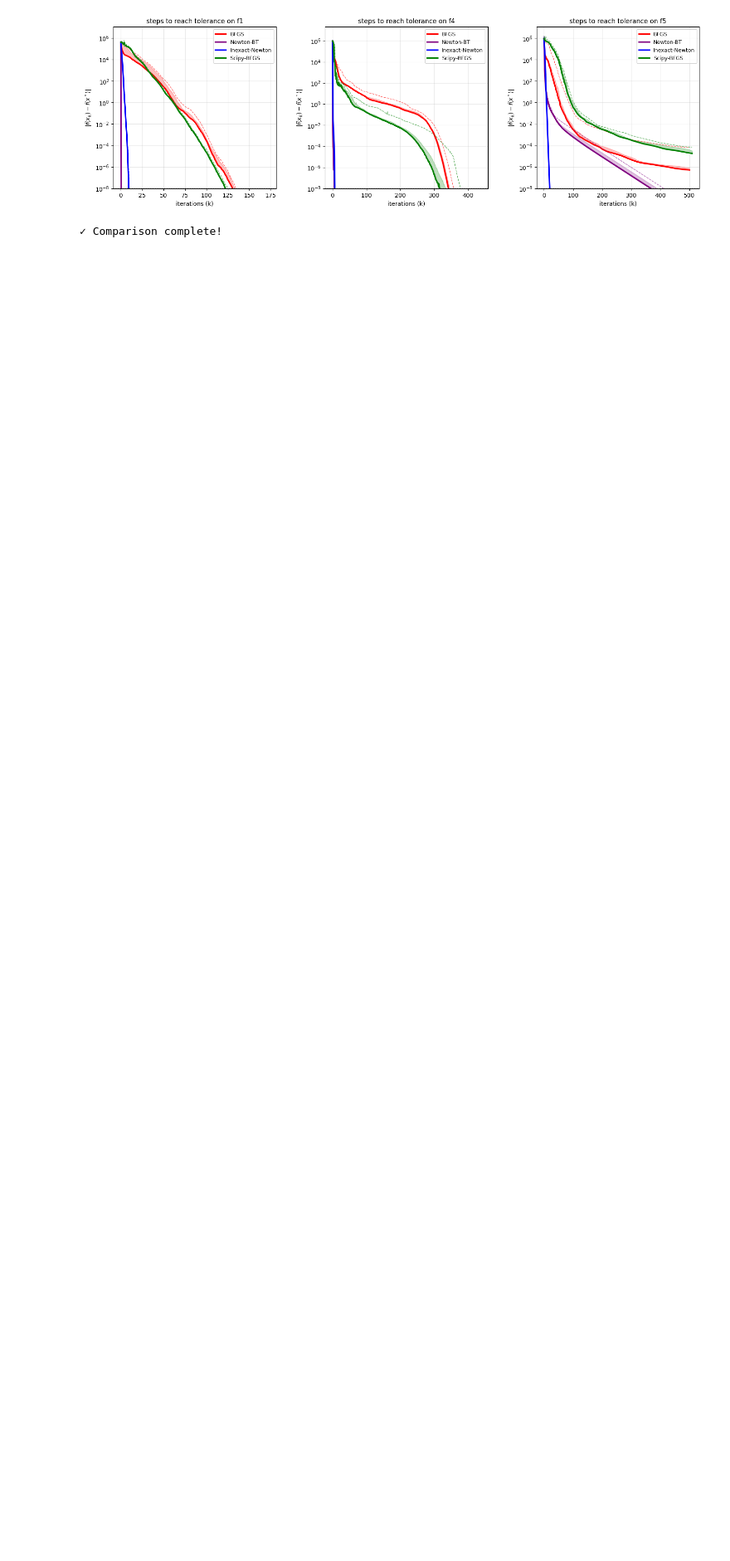
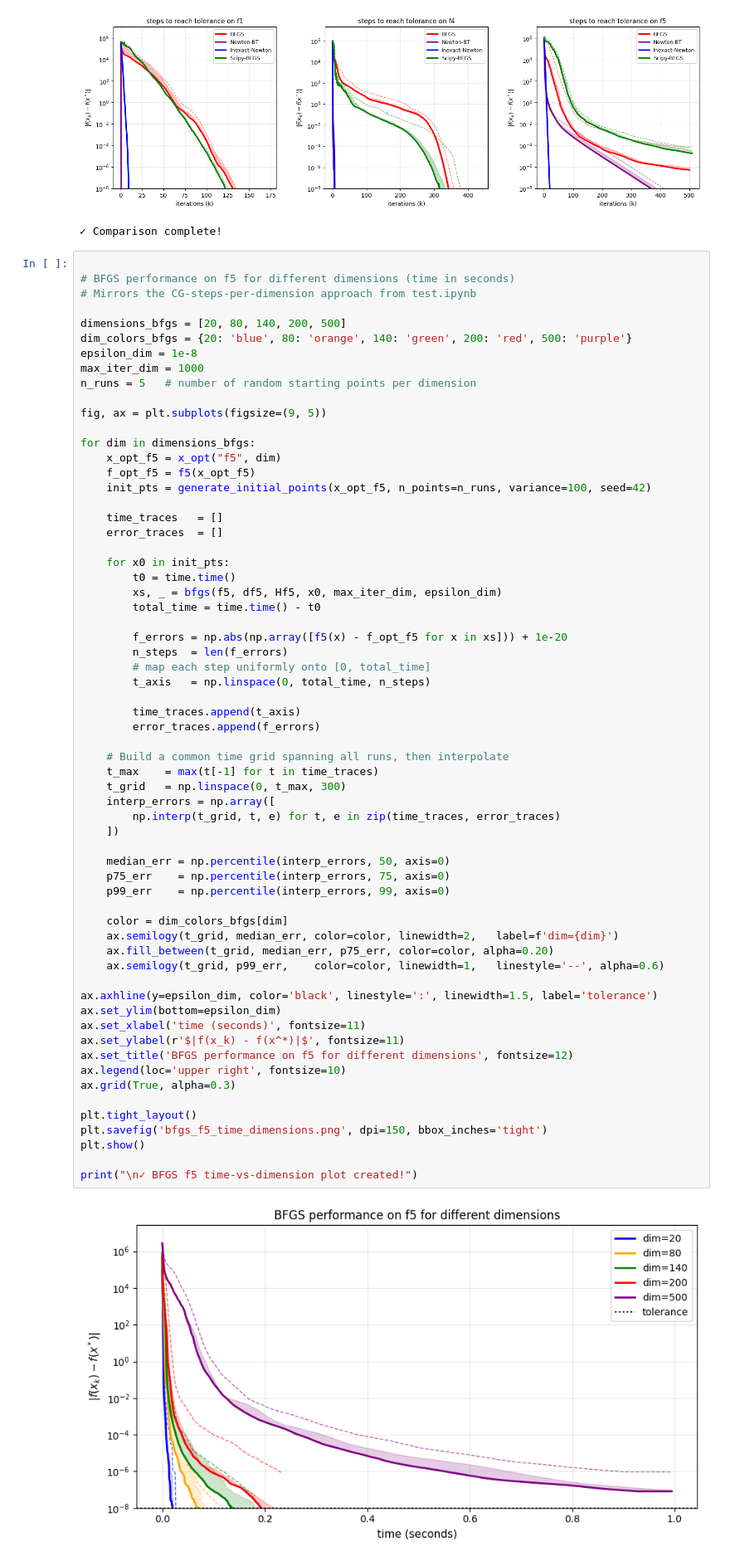
Before and after one commit to rohde01/numerical-optimization, a Jupyter notebook: Handin4/assignment.ipynb, the cells around one changed output. Shown at 83% size. Drawn from its saved outputs; the diff is of its cells as text; blank space fills up the shorter version.

Commit message:
bfgs performance on different dimensions

```diff
--- a/Handin4/assignment.ipynb
+++ b/Handin4/assignment.ipynb
@@ -378,3 +378,68 @@ print("\n✓ Comparison complete!")
 # %% [output]
 [figure]
 ✓ Comparison complete!
+# %%
+
+# BFGS performance on f5 for different dimensions (time in seconds)
+# Mirrors the CG-steps-per-dimension approach from test.ipynb
+
+dimensions_bfgs = [20, 80, 140, 200, 500]
+dim_colors_bfgs = {20: 'blue', 80: 'orange', 140: 'green', 200: 'red', 500: 'purple'}
+epsilon_dim = 1e-8
+max_iter_dim = 1000
+n_runs = 5   # number of random starting points per dimension
+
+fig, ax = plt.subplots(figsize=(9, 5))
+
+for dim in dimensions_bfgs:
+    x_opt_f5 = x_opt("f5", dim)
+    f_opt_f5 = f5(x_opt_f5)
+    init_pts = generate_initial_points(x_opt_f5, n_points=n_runs, variance=100, seed=42)
+
+    time_traces   = []
+    error_traces  = []
+
+    for x0 in init_pts:
+        t0 = time.time()
+        xs, _ = bfgs(f5, df5, Hf5, x0, max_iter_dim, epsilon_dim)
+        total_time = time.time() - t0
+
+        f_errors = np.abs(np.array([f5(x) - f_opt_f5 for x in xs])) + 1e-20
+        n_steps  = len(f_errors)
+        # map each step uniformly onto [0, total_time]
+        t_axis   = np.linspace(0, total_time, n_steps)
+
+        time_traces.append(t_axis)
+        error_traces.append(f_errors)
+
+    # Build a common time grid spanning all runs, then interpolate
+    t_max    = max(t[-1] for t in time_traces)
+    t_grid   = np.linspace(0, t_max, 300)
+    interp_errors = np.array([
+        np.interp(t_grid, t, e) for t, e in zip(time_traces, error_traces)
+    ])
+
+    median_err = np.percentile(interp_errors, 50, axis=0)
+    p75_err    = np.percentile(interp_errors, 75, axis=0)
+    p99_err    = np.percentile(interp_errors, 99, axis=0)
+
+    color = dim_colors_bfgs[dim]
+    ax.semilogy(t_grid, median_err, color=color, linewidth=2,   label=f'dim={dim}')
+    ax.fill_between(t_grid, median_err, p75_err, color=color, alpha=0.20)
+    ax.semilogy(t_grid, p99_err,    color=color, linewidth=1,   linestyle='--', alpha=0.6)
+
+ax.axhline(y=epsilon_dim, color='black', linestyle=':', linewidth=1.5, label='tolerance')
+ax.set_ylim(bottom=epsilon_dim)
+ax.set_xlabel('time (seconds)', fontsize=11)
+ax.set_ylabel(r'$|f(x_k) - f(x^*)|$', fontsize=11)
+ax.set_title('BFGS performance on f5 for different dimensions', fontsize=12)
+ax.legend(loc='upper right', fontsize=10)
+ax.grid(True, alpha=0.3)
+
+plt.tight_layout()
+plt.savefig('bfgs_f5_time_dimensions.png', dpi=150, bbox_inches='tight')
+plt.show()
+
+print("\n✓ BFGS f5 time-vs-dimension plot created!")
+# %% [output]
+[figure, added]
```
Also changed, not shown: parts of 1 cell of this notebook.
